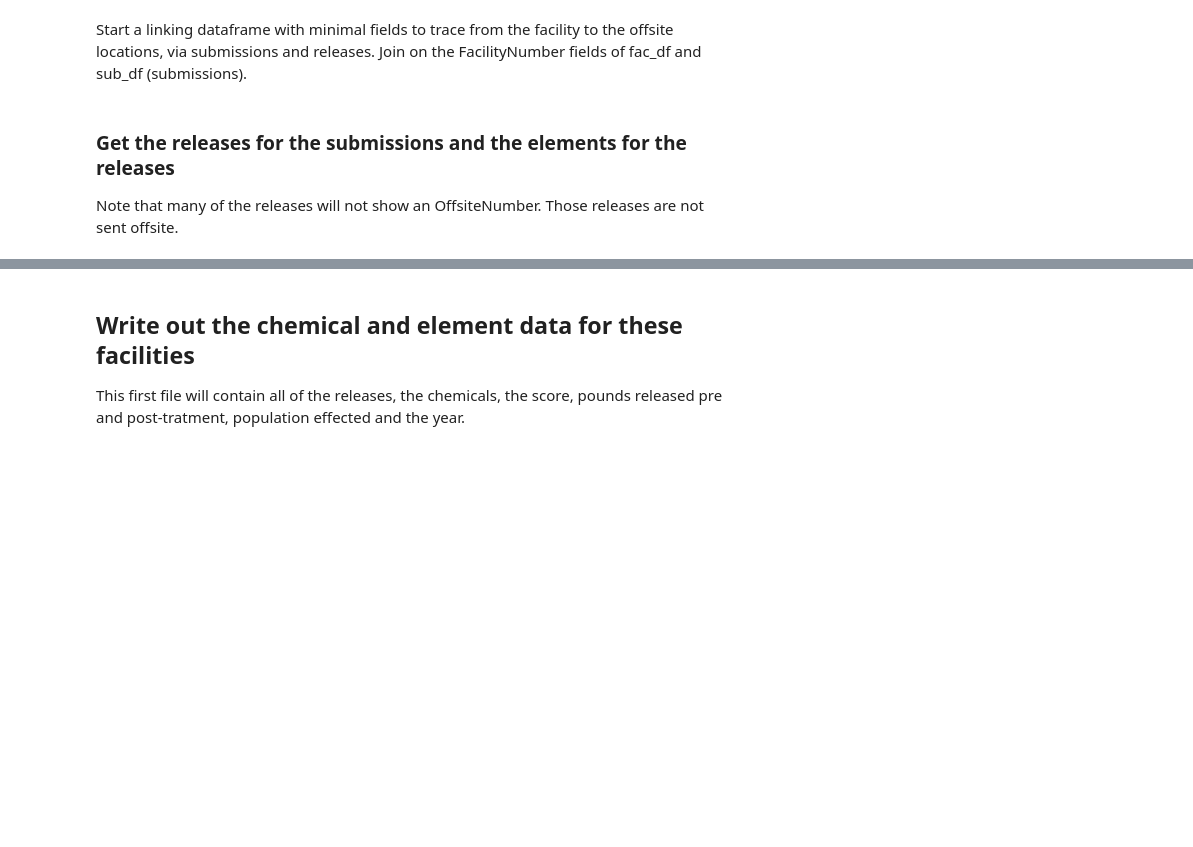
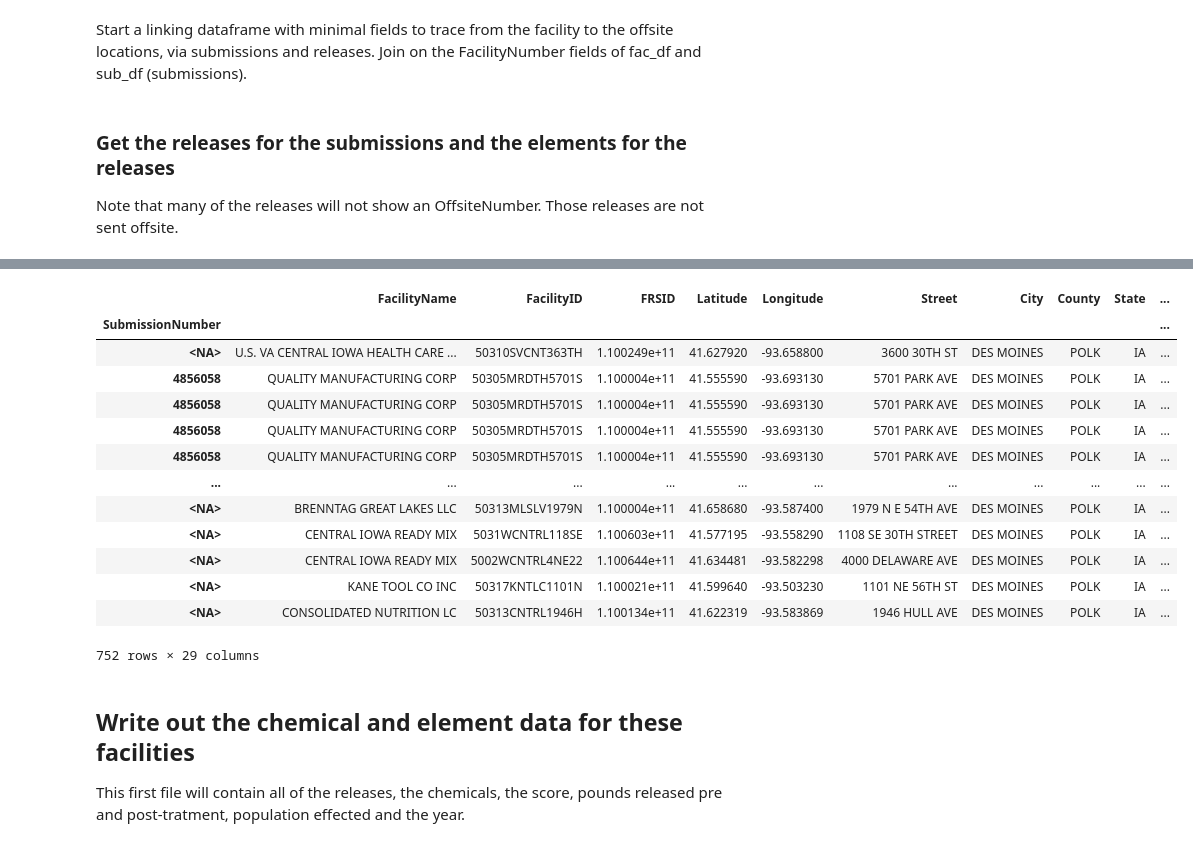
Before and after one commit to edgi-govdata-archiving/RSEI, a Jupyter notebook: RSEI.ipynb, the cells around one changed output, grey strips where cells are left out. Saved outputs shown, nothing was run; the diff lists cells and outputs as text; code cells hidden in the pictures; blank space fills up the shorter version.

```diff
--- a/RSEI.ipynb
+++ b/RSEI.ipynb
@@ -204,17 +199,17 @@ len(fac_df)
 from ECHO_modules.rsei_utilities import get_this_by_that, add_chemical_to_submissions
 
 # Get the submissions
-columns = '"SubmissionNumber", "FacilityNumber", "ChemicalNumber", "SubmissionYear", "OneTimeReleaseQty", "TradeSecretInd"'
+columns = 'SubmissionNumber, FacilityNumber, ChemicalNumber, SubmissionYear, OneTimeReleaseQty, TradeSecretInd'
 
 sub_df = get_this_by_that(this_name='submissions', that_series=fac_df['FacilityNumber'], this_key='FacilityNumber',
                           this_columns=columns, years=year_range.value, year_field='SubmissionYear')
 
 # Get the chemical names and add them to the submissions
-columns = '"ChemicalNumber", "Chemical", "RfCInhale"'
-# columns = '"Chemical", "RfCInhale", "RfDOral"'
+columns = 'ChemicalNumber, Chemical, RfCInhale'
+# columns = 'Chemical, RfCInhale, RfDOral'
 # columns = '*'
 sub_df = add_chemical_to_submissions(submissions=sub_df, chemical_columns=columns)
-# columns = ["SubmissionNumber", "ChemicalNumber", "Chemical", "RfCInhale"]
+# columns = [SubmissionNumber, ChemicalNumber, Chemical, RfCInhale]
 # sub_df[columns]
 print(f'{len(sub_df)} submissions found for these facilities')
 
@@ -299,7 +309,7 @@ Those releases are not sent offsite.
 link_df = fac_df.set_index('FacilityNumber').join(sub_df.set_index('FacilityNumber'), lsuffix='_left', rsuffix='_right')
 
 # Get the releases for the submissions
-columns = '"ReleaseNumber", "SubmissionNumber", "Media", "PoundsReleased", "OffsiteNumber", "TEF"'
+columns = 'ReleaseNumber, SubmissionNumber, Media, PoundsReleased, OffsiteNumber, TEF'
 filter = None
 if chosen_media is not None:
     filter = {'filter_field' : 'Media', 'filter_list' : chosen_media['Media'].to_list(), 'int_flag' : True}
@@ -310,7 +320,7 @@ if chosen_media is not None:
 print(f'{len(rel_df)} releases found for these submissions')
 
 # Get the elements for the releases
-columns = '"ReleaseNumber", "ElementNumber", "PoundsPT", "ScoreCategory", "Score", "Population", "ScoreA", "PopA", "ScoreB", "PopB"'
+columns = 'ReleaseNumber, ElementNumber, PoundsPT, ScoreCategory, Score, Population, ScoreA, PopA, ScoreB, PopB'
 element_df = get_this_by_that(this_name='elements', that_series=rel_df['ReleaseNumber'], this_key='ReleaseNumber',
                               this_columns=columns)
 print(f'{len(element_df)} elements found for these releases')
@@ -337,9 +383,28 @@ select "ReleaseNumber", "SubmissionNumber", "Media", "PoundsReleased", "OffsiteN
 # %%
 # Continue the linking process for facilities by joining the previous link with the releases.
 # link_df1 will have all of the releases
 # link_df2 will have only releases sent to offsite facilities
+# Convert data types
+link_df["SubmissionNumber"] = pd.to_numeric(link_df["SubmissionNumber"], errors='coerce') #.astype("Int64", errors="ignore")
+rel_df["SubmissionNumber"] = pd.to_numeric(rel_df["SubmissionNumber"], errors='coerce')
+# Join
 link_df1 = link_df.set_index('SubmissionNumber').join(rel_df.set_index('SubmissionNumber'))
 link_df2 = link_df.set_index('SubmissionNumber').join(rel_df.set_index('SubmissionNumber')).dropna(subset=('OffsiteNumber'))
+# %% [output]
+|  | FacilityName | FacilityID | FRSID | Latitude | Longitude | Street | City | County | State | ... |
+| SubmissionNumber |  |  |  |  |  |  |  |  |  | ... |
+| <NA> | U.S. VA CENTRAL IOWA HEALTH CARE ... | 50310SVCNT363TH | 1.100249e+11 | 41.627920 | -93.658800 | 3600 30TH ST | DES MOINES | POLK | IA | ... |
+| 4856058 | QUALITY MANUFACTURING CORP | 50305MRDTH5701S | 1.100004e+11 | 41.555590 | -93.693130 | 5701 PARK AVE | DES MOINES | POLK | IA | ... |
+| 4856058 | QUALITY MANUFACTURING CORP | 50305MRDTH5701S | 1.100004e+11 | 41.555590 | -93.693130 | 5701 PARK AVE | DES MOINES | POLK | IA | ... |
+| 4856058 | QUALITY MANUFACTURING CORP | 50305MRDTH5701S | 1.100004e+11 | 41.555590 | -93.693130 | 5701 PARK AVE | DES MOINES | POLK | IA | ... |
+| 4856058 | QUALITY MANUFACTURING CORP | 50305MRDTH5701S | 1.100004e+11 | 41.555590 | -93.693130 | 5701 PARK AVE | DES MOINES | POLK | IA | ... |
+| ... | ... | ... | ... | ... | ... | ... | ... | ... | ... | ... |
+| <NA> | BRENNTAG GREAT LAKES LLC | 50313MLSLV1979N | 1.100004e+11 | 41.658680 | -93.587400 | 1979 N E 54TH AVE | DES MOINES | POLK | IA | ... |
+| <NA> | CENTRAL IOWA READY MIX | 5031WCNTRL118SE | 1.100603e+11 | 41.577195 | -93.558290 | 1108 SE 30TH STREET | DES MOINES | POLK | IA | ... |
+| <NA> | CENTRAL IOWA READY MIX | 5002WCNTRL4NE22 | 1.100644e+11 | 41.634481 | -93.582298 | 4000 DELAWARE AVE | DES MOINES | POLK | IA | ... |
+| <NA> | KANE TOOL CO INC | 50317KNTLC1101N | 1.100021e+11 | 41.599640 | -93.503230 | 1101 NE 56TH ST | DES MOINES | POLK | IA | ... |
+| <NA> | CONSOLIDATED NUTRITION LC | 50313CNTRL1946H | 1.100134e+11 | 41.622319 | -93.583869 | 1946 HULL AVE | DES MOINES | POLK | IA | ... |
+752 rows × 29 columns
 # %% [markdown]
 ## Write out the chemical and element data for these facilities
 This first file will contain all of the releases, the chemicals, the score, pounds released pre and post-tratment, population effected and the year.
```
Also changed, not shown: parts of 27 cells of this notebook.
